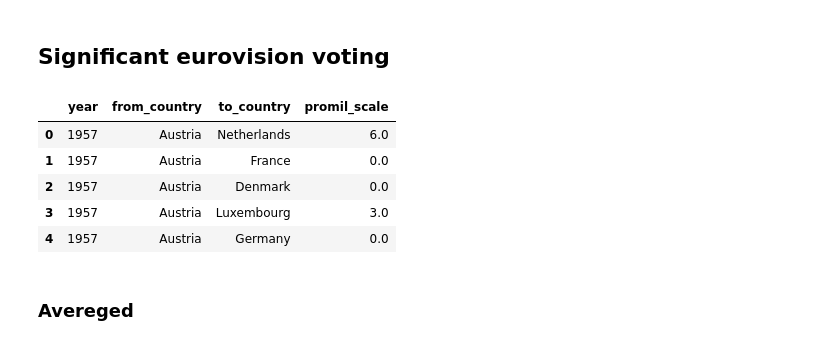
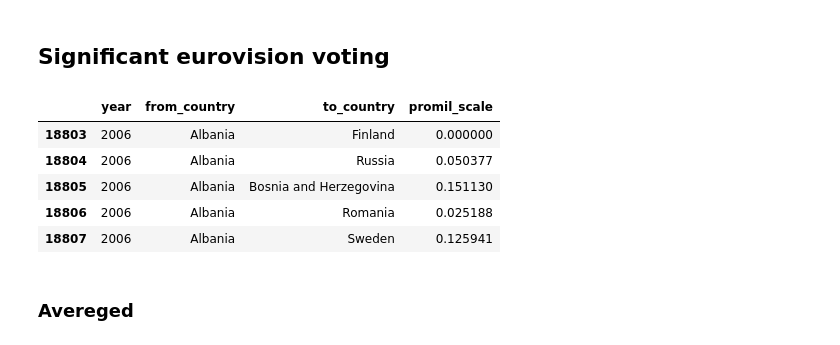
Before and after one commit to RichardStaszkiewicz/WUT-TASS-Eurovision-vs-Minorities, a Jupyter notebook: analyze.ipynb, the cells around one changed output. Drawn from its saved outputs; the diff is of its cells as text; code cells hidden in the pictures.

```diff
--- a/analyze.ipynb
+++ b/analyze.ipynb
@@ -118,15 +118,16 @@ vizualize(sig_matrix[sig_matrix['significant_zscore']])
 [figure]
 # %% [markdown]
 ## Significant eurovision voting
-# %%
-euro.head()
-# %% [output]
-|  | year | from_country | to_country | promil_scale |
-| 0 | 1957 | Austria | Netherlands | 6.0 |
-| 1 | 1957 | Austria | France | 0.0 |
-| 2 | 1957 | Austria | Denmark | 0.0 |
-| 3 | 1957 | Austria | Luxembourg | 3.0 |
-| 4 | 1957 | Austria | Germany | 0.0 |
+# %%
+euro = euro[euro["year"] > 2005]
+euro.head()
+# %% [output]
+|  | year | from_country | to_country | promil_scale |
+| 18803 | 2006 | Albania | Finland | 0.000000 |
+| 18804 | 2006 | Albania | Russia | 0.050377 |
+| 18805 | 2006 | Albania | Bosnia and Herzegovina | 0.151130 |
+| 18806 | 2006 | Albania | Romania | 0.025188 |
+| 18807 | 2006 | Albania | Sweden | 0.125941 |
 # %% [markdown]
 ### Avereged
 # %%
```
Also changed, not shown: parts of 23 cells of this notebook.
